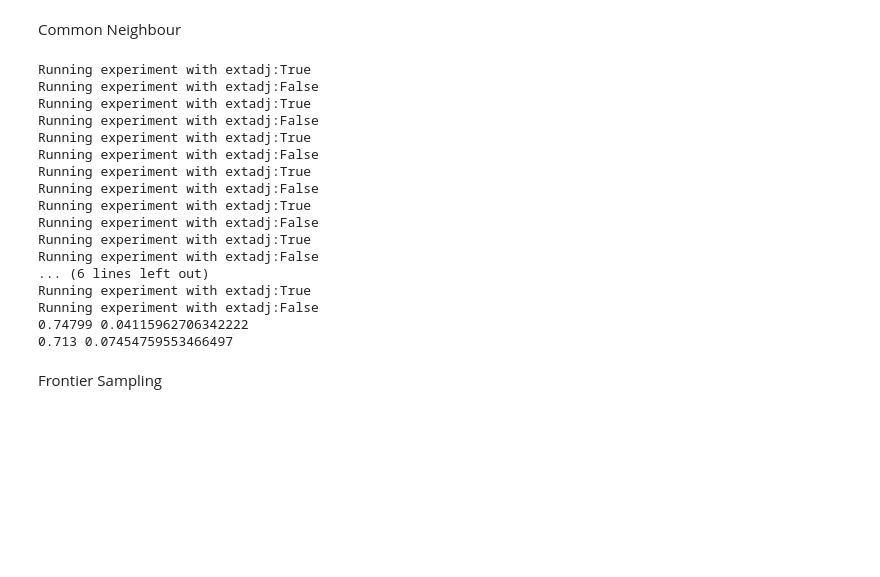
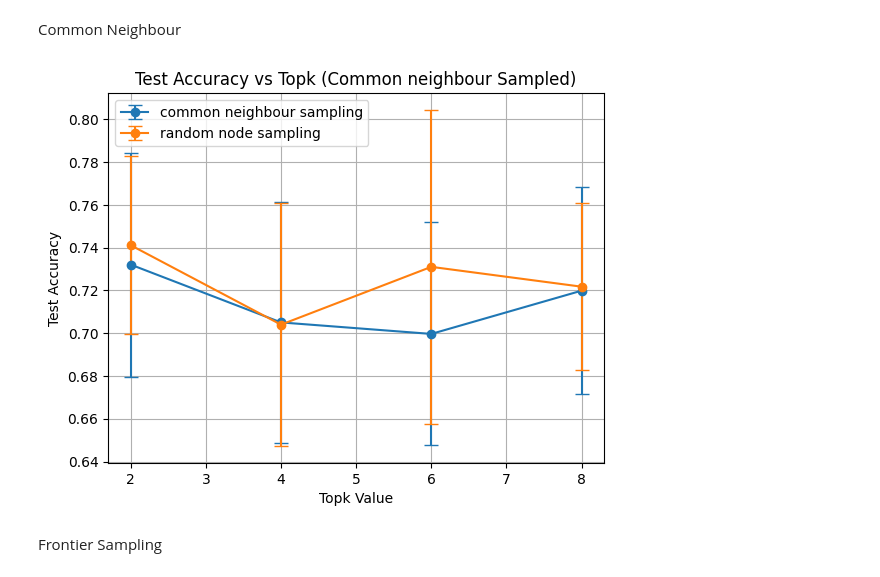
Before and after one commit to Arjun-BD/Project-Course, a Jupyter notebook: tesing_littleballoffur.ipynb, the cells around one changed output. Drawn from its saved outputs; the diff is of its cells as text; code cells hidden in the pictures; blank space fills up the shorter version.

```diff
--- a/tesing_littleballoffur.ipynb
+++ b/tesing_littleballoffur.ipynb
@@ -84,32 +114,29 @@ Running experiment with extadj:False
 # %% [markdown]
 Common Neighbour
-# %%
-extadj = []
-normal = []
-
-for i in range(10):
-    extadj.append(run_experiment(extadj=True, rate=1))
-    normal.append(run_experiment(extadj=False, rate= 0.1))
-
-print(np.mean(extadj), np.std(extadj))
-print(np.mean(normal), np.std(normal))
-# %% [output]
-Running experiment with extadj:True
-Running experiment with extadj:False
-Running experiment with extadj:True
-Running experiment with extadj:False
-Running experiment with extadj:True
-Running experiment with extadj:False
-Running experiment with extadj:True
-Running experiment with extadj:False
-Running experiment with extadj:True
-Running experiment with extadj:False
-Running experiment with extadj:True
-Running experiment with extadj:False
-... (6 lines left out)
-Running experiment with extadj:True
-Running experiment with extadj:False
-0.74799 0.04115962706342222
-0.713 0.07454759553466497
+# %%
+means_commonneigh = []
+std_commonneigh = []
+
+for topk in topk_values:
+    accuracies = []
+    for _ in range(runs):
+        acc = run_experiment(extadj=True, rate=1, file='ext_sampled_adj/commonneighbour10pct.npz', topk=topk)
+        accuracies.append(acc)
+    m = np.mean(accuracies)
+    s = np.std(accuracies)
+    means_commonneigh.append(m)
+    std_commonneigh.append(s)
+    print(f"Topk {topk}: mean accuracy = {m:.4f}, std = {s:.4f}")
+
+plt.errorbar(topk_values, means_commonneigh, yerr=std_commonneigh, fmt='-o', capsize=5, label= 'common neighbour sampling')
+plt.errorbar(topk_values, means_default, yerr=stds_default, fmt='-o', capsize=5, label = 'random node sampling')
+plt.xlabel('Topk Value')
+plt.ylabel('Test Accuracy')
+plt.title('Test Accuracy vs Topk (Common neighbour Sampled)')
+plt.grid(True)
+plt.legend()
+plt.show()
+# %% [output]
+[figure, added]
 # %% [markdown]
 Frontier Sampling
```
Also changed, not shown: parts of 12 cells of this notebook.
